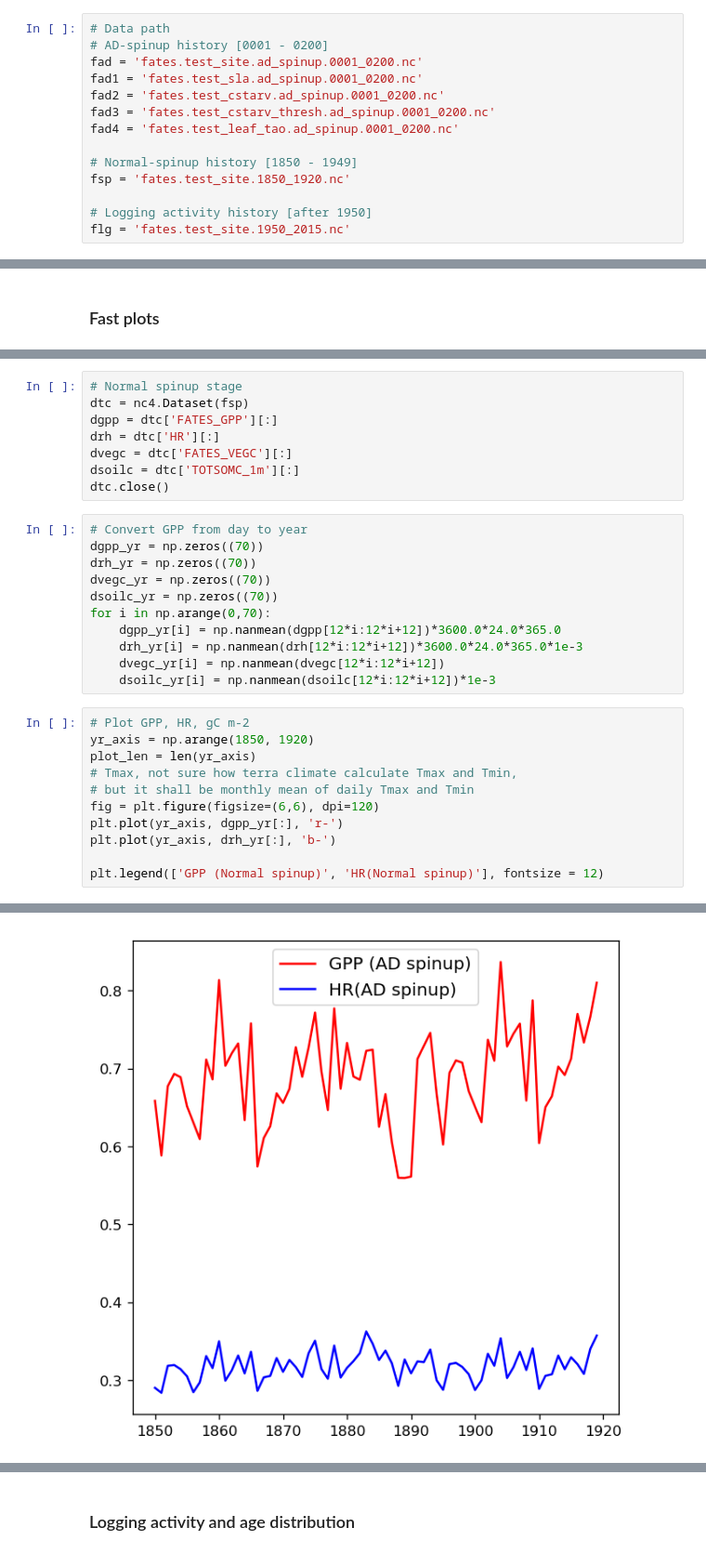
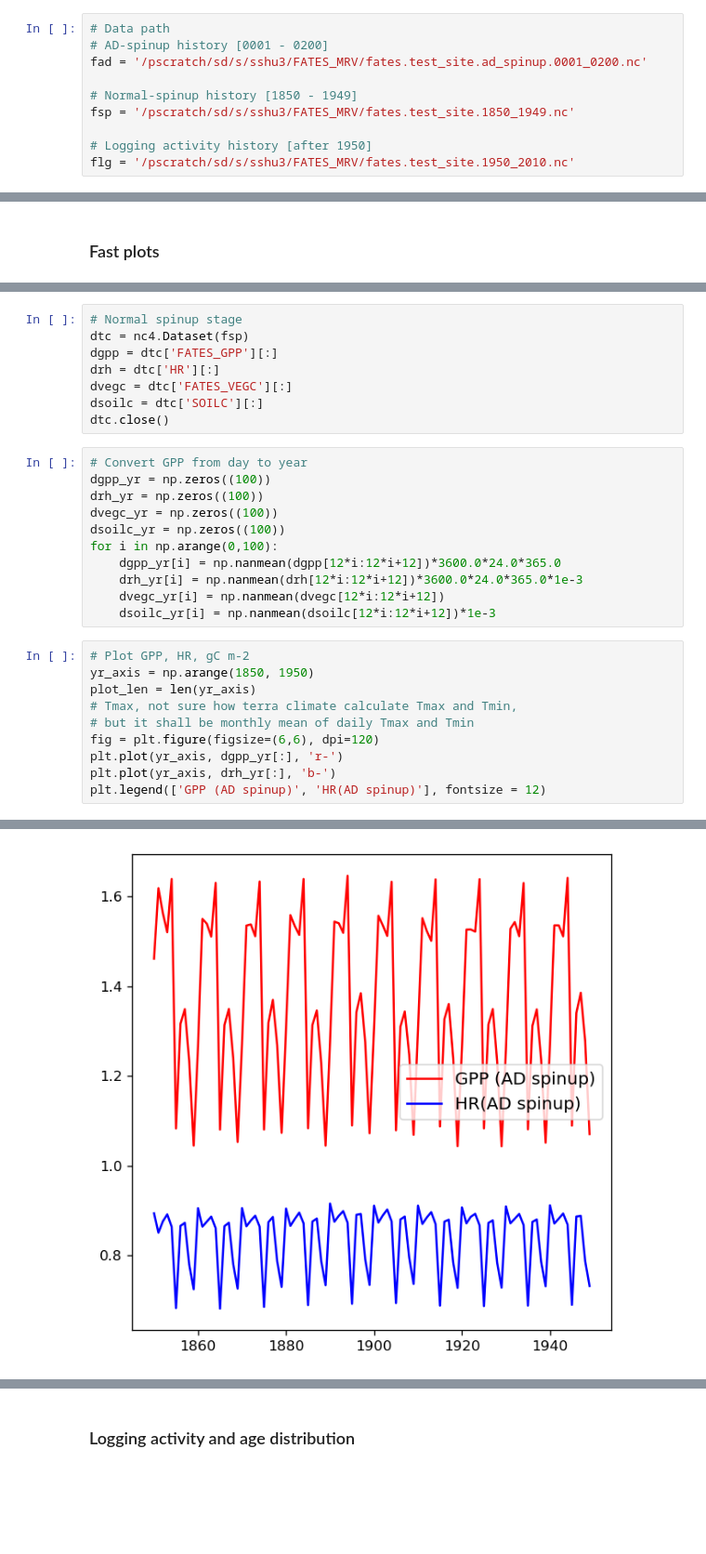
Before and after one commit to goose888/FATES_MRV, a Jupyter notebook: Site_plot.ipynb, the cells around one changed output, grey strips where cells are left out. Shown at 93% size. Cells and saved outputs as stored; diff of their text form; blank space fills up the shorter version.

```diff
--- a/Site_plot.ipynb
+++ b/Site_plot.ipynb
@@ -11,14 +11,10 @@ import time
 # %%
 # Data path
 # AD-spinup history [0001 - 0200]
-fad = 'fates.test_site.ad_spinup.0001_0200.nc'
-fad1 = 'fates.test_sla.ad_spinup.0001_0200.nc'
-fad2 = 'fates.test_cstarv.ad_spinup.0001_0200.nc'
-fad3 = 'fates.test_cstarv_thresh.ad_spinup.0001_0200.nc'
-fad4 = 'fates.test_leaf_tao.ad_spinup.0001_0200.nc'
+fad = '/pscratch/sd/s/sshu3/FATES_MRV/fates.test_site.ad_spinup.0001_0200.nc'
 
 # Normal-spinup history [1850 - 1949]
-fsp = 'fates.test_site.1850_1920.nc'
+fsp = '/pscratch/sd/s/sshu3/FATES_MRV/fates.test_site.1850_1949.nc'
 
 # Logging activity history [after 1950]
-flg = 'fates.test_site.1950_2015.nc'
+flg = '/pscratch/sd/s/sshu3/FATES_MRV/fates.test_site.1950_2010.nc'
@@ -614,32 +74,31 @@ dtc = nc4.Dataset(fsp)
 dgpp = dtc['FATES_GPP'][:]
 drh = dtc['HR'][:]
 dvegc = dtc['FATES_VEGC'][:]
-dsoilc = dtc['TOTSOMC_1m'][:]
+dsoilc = dtc['SOILC'][:]
 dtc.close()
 # %%
 # Convert GPP from day to year
-dgpp_yr = np.zeros((70))
-drh_yr = np.zeros((70))
-dvegc_yr = np.zeros((70))
-dsoilc_yr = np.zeros((70))
-for i in np.arange(0,70):
+dgpp_yr = np.zeros((100))
+drh_yr = np.zeros((100))
+dvegc_yr = np.zeros((100))
+dsoilc_yr = np.zeros((100))
+for i in np.arange(0,100):
     dgpp_yr[i] = np.nanmean(dgpp[12*i:12*i+12])*3600.0*24.0*365.0
     drh_yr[i] = np.nanmean(drh[12*i:12*i+12])*3600.0*24.0*365.0*1e-3
     dvegc_yr[i] = np.nanmean(dvegc[12*i:12*i+12])
     dsoilc_yr[i] = np.nanmean(dsoilc[12*i:12*i+12])*1e-3
 # %%
 # Plot GPP, HR, gC m-2
-yr_axis = np.arange(1850, 1920)
+yr_axis = np.arange(1850, 1950)
 plot_len = len(yr_axis)
 # Tmax, not sure how terra climate calculate Tmax and Tmin,
 # but it shall be monthly mean of daily Tmax and Tmin
 fig = plt.figure(figsize=(6,6), dpi=120)
 plt.plot(yr_axis, dgpp_yr[:], 'r-')
 plt.plot(yr_axis, drh_yr[:], 'b-')
-
-plt.legend(['GPP (Normal spinup)', 'HR(Normal spinup)'], fontsize = 12)
+plt.legend(['GPP (AD spinup)', 'HR(AD spinup)'], fontsize = 12)
 # %% [output]
 <matplotlib.legend.Legend at 0x...>
-[figure, old version]
+[figure, new version]
 # %%
 # Plot VegC, SOC, kgC
```
Also changed, not shown: parts of 40 cells of this notebook, 5 other files.
